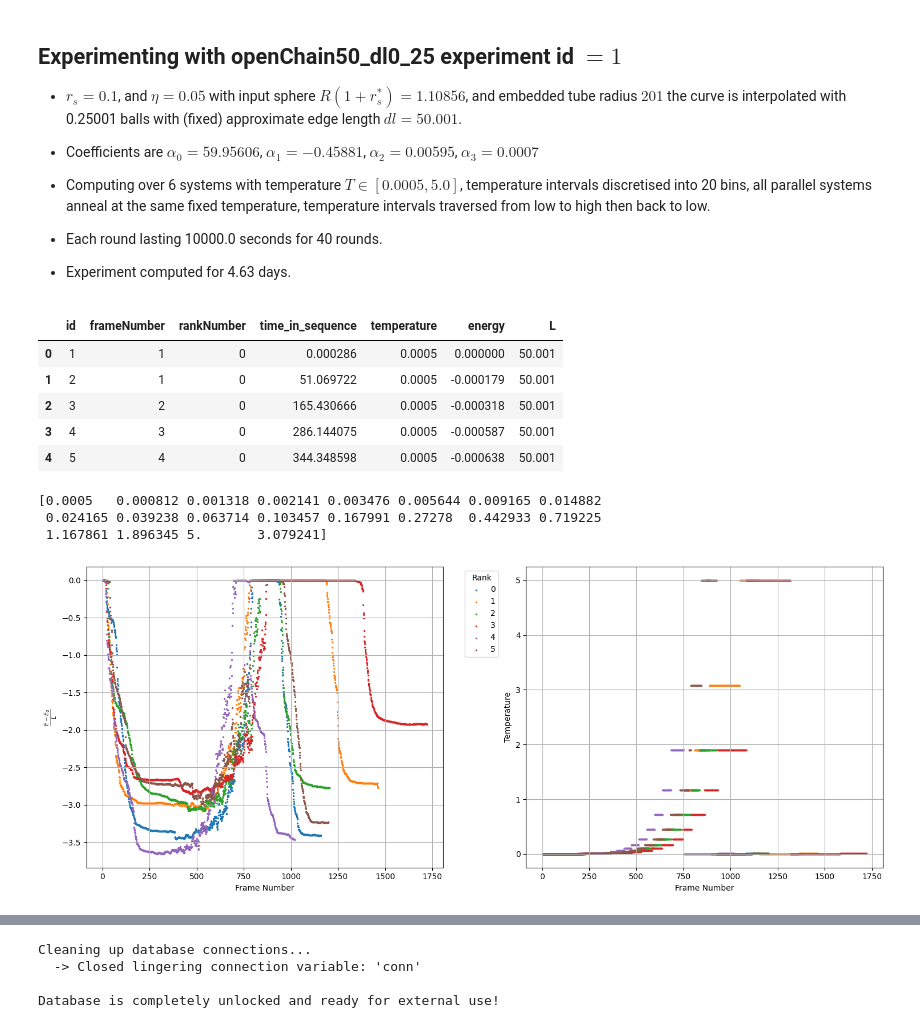
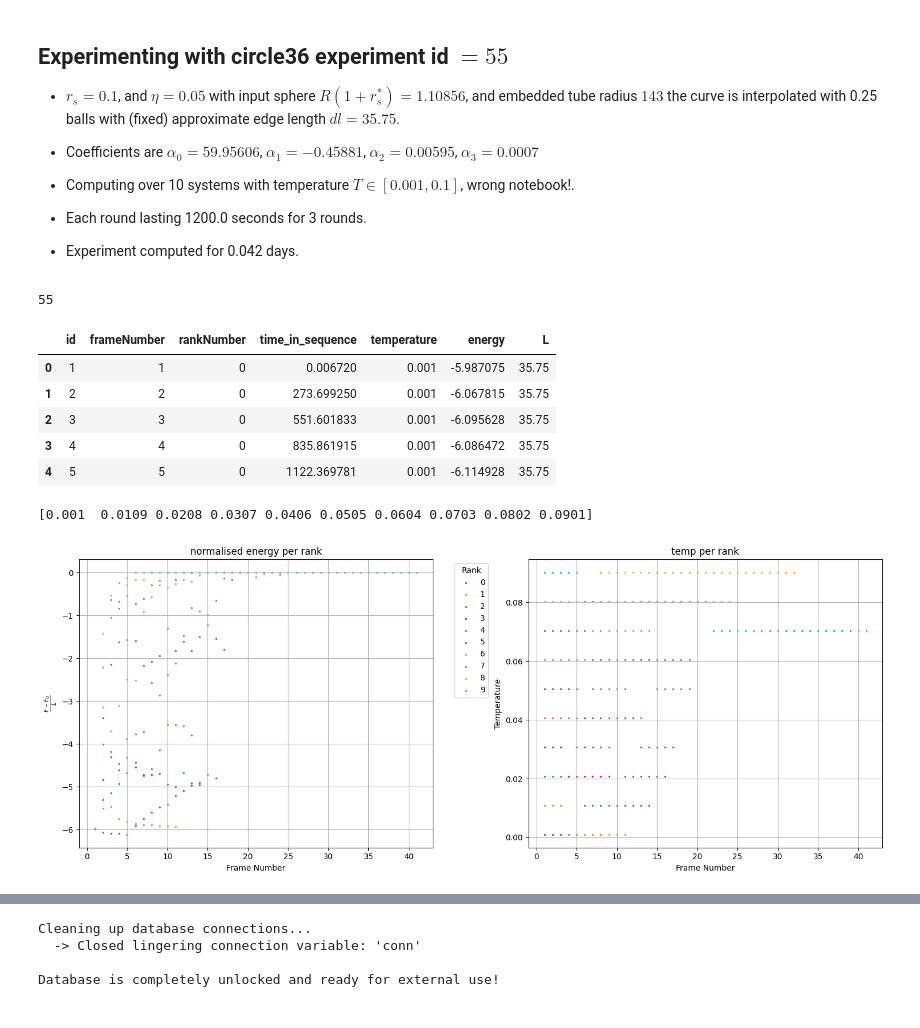
Before and after one commit to rhocoles/disSolve, a Jupyter notebook: tools/evaluate_experiment.ipynb, the cells around one changed output, grey strips where cells are left out. Drawn from its saved outputs; the diff is of its cells as text; code cells hidden in the pictures.

```diff
--- a/tools/evaluate_experiment.ipynb
+++ b/tools/evaluate_experiment.ipynb
@@ -1,5 +1,5 @@
 # %%
-name = "openChain50_dl0_25"
+name = "circle36"
 # %%
 import sqlite3
 import pandas as pd
@@ -12,7 +12,7 @@ import matplotlib.pyplot as plt
 DB_FILE = name+".db"
 DB_FILE_ro = "file:"+name+".db?mode=ro"
 # %%
-conn = sqlite3.connect(DB_FILE_ro)
+conn = sqlite3.connect(DB_FILE_ro, uri=True)
 query_metadata = """
 SELECT id, startDate, completionDate, computerName, size, rs, eta, prefactors, T_bot, T_top, temperature_description, number_of_rounds, allgather_time
 FROM _experiments
@@ -66,23 +66,27 @@ MARKDOWN='''## Experimenting with '''+name+''' experiment id $='''+str(experimen
 - Experiment computed for '''+str(round((number_of_rounds*seconds_between_rounds)/(60*60*24), 3))+''' days.'''
 md(MARKDOWN, raw=True)
 # %% [output]
-## Experimenting with openChain50_dl0_25 experiment id $=1$
+## Experimenting with circle36 experiment id $=55$
 
-- $r_{s} = 0.1$, and  $\eta =0.05$ with input sphere $R(1 + r_{s}^{*}) = 1.10856$, and embedded tube radius $201$ the curve is interpolated with 0.25001 balls with (fixed) approximate edge length $dl=50.001$.
+- $r_{s} = 0.1$, and  $\eta =0.05$ with input sphere $R(1 + r_{s}^{*}) = 1.10856$, and embedded tube radius $143$ the curve is interpolated with 0.25 balls with (fixed) approximate edge length $dl=35.75$.
 
 - Coefficients are $\alpha_{0} = 59.95606$, $\alpha_{1} = -0.45881$, $\alpha_{2} = 0.00595$, $\alpha_{3} = 0.0007$
 
-- Computing over 6 systems  with temperature $T\in[0.0005,5.0]$,  temperature intervals discretised into 20 bins, all parallel systems anneal at the same fixed temperature, temperature intervals traversed from low to high then back to low.
+- Computing over 10 systems  with temperature $T\in[0.001,0.1]$,  wrong notebook!.
 
-- Each round lasting 10000.0 seconds for 40 rounds.
+- Each round lasting 1200.0 seconds for 3 rounds.
 
-- Experiment computed for 4.63 days.
+- Experiment computed for 0.042 days.
+# %%
+experimentID
+# %% [output]
+55
 # %%
 #normalised_energy = float(line[18]) # (E - E_0)/L
 def compute_normalised_energy(V, A, C, X, V_0, A_0, C_0, X_0, L):
     return (prefactors[0]*(V - V_0) + prefactors[1]*(A - A_0) + prefactors[2]*(C - C_0) + prefactors[3]*(X - X_0))/L
 # %%
-with sqlite3.connect(DB_FILE_ro) as conn: #closing automatically handled with "with ..."
+with sqlite3.connect(DB_FILE_ro, uri=True) as conn: #closing automatically handled with "with ..."
     query_curves = f"""
     SELECT id, frameNumber, rankNumber, time_in_sequence, temperature, energy, L
     FROM _experiments_all_curves
@@ -101,33 +105,33 @@ with sqlite3.connect(DB_FILE_ro) as conn: #closing automatically handled with "w
 df_curves.head()
 # %% [output]
 |  | id | frameNumber | rankNumber | time_in_sequence | temperature | energy | L |
-| 0 | 1 | 1 | 0 | 0.000286 | 0.0005 | 0.000000 | 50.001 |
-| 1 | 2 | 1 | 0 | 51.069722 | 0.0005 | -0.000179 | 50.001 |
-| 2 | 3 | 2 | 0 | 165.430666 | 0.0005 | -0.000318 | 50.001 |
-| 3 | 4 | 3 | 0 | 286.144075 | 0.0005 | -0.000587 | 50.001 |
-| 4 | 5 | 4 | 0 | 344.348598 | 0.0005 | -0.000638 | 50.001 |
+| 0 | 1 | 1 | 0 | 0.006720 | 0.001 | -5.987075 | 35.75 |
+| 1 | 2 | 2 | 0 | 273.699250 | 0.001 | -6.067815 | 35.75 |
+| 2 | 3 | 3 | 0 | 551.601833 | 0.001 | -6.095628 | 35.75 |
+| 3 | 4 | 4 | 0 | 835.861915 | 0.001 | -6.086472 | 35.75 |
+| 4 | 5 | 5 | 0 | 1122.369781 | 0.001 | -6.114928 | 35.75 |
 # %%
 print(df_curves['temperature'].unique())
 # %% [output]
-[0.0005   0.000812 0.001318 0.002141 0.003476 0.005644 0.009165 0.014882
- 0.024165 0.039238 0.063714 0.103457 0.167991 0.27278  0.442933 0.719225
- 1.167861 1.896345 5.       3.079241]
+[0.001  0.0109 0.0208 0.0307 0.0406 0.0505 0.0604 0.0703 0.0802 0.0901]
 # %%
 fig, (ax1, ax2) = plt.subplots(1, 2, figsize=(15, 6), sharex=True)
 
 for rank, group in df_curves.groupby('rankNumber'):
     ax1.scatter(group['frameNumber'], group['energy'], s=2, label=f"{rank}")
     ax2.scatter(group['frameNumber'], group['temperature'], s=2, label=f"{rank}")
 
 ax1.set_ylabel(r"$\frac{E - E_{0}}{L}$")
 ax1.set_xlabel("Frame Number")
+ax1.set_title("normalised energy per rank")
 ax1.grid()
 ax1.legend(title="Rank", bbox_to_anchor=(1.05, 1), loc='upper left')
 
 ax2.set_xlabel("Frame Number")
 ax2.set_ylabel("Temperature")
+ax2.set_title("temp per rank")
 ax2.grid()
 
 plt.tight_layout()
 # %% [output]
-[figure, old version]
+[figure, new version]
```
Also changed, not shown: parts of 5 cells of this notebook, 3 other files.
